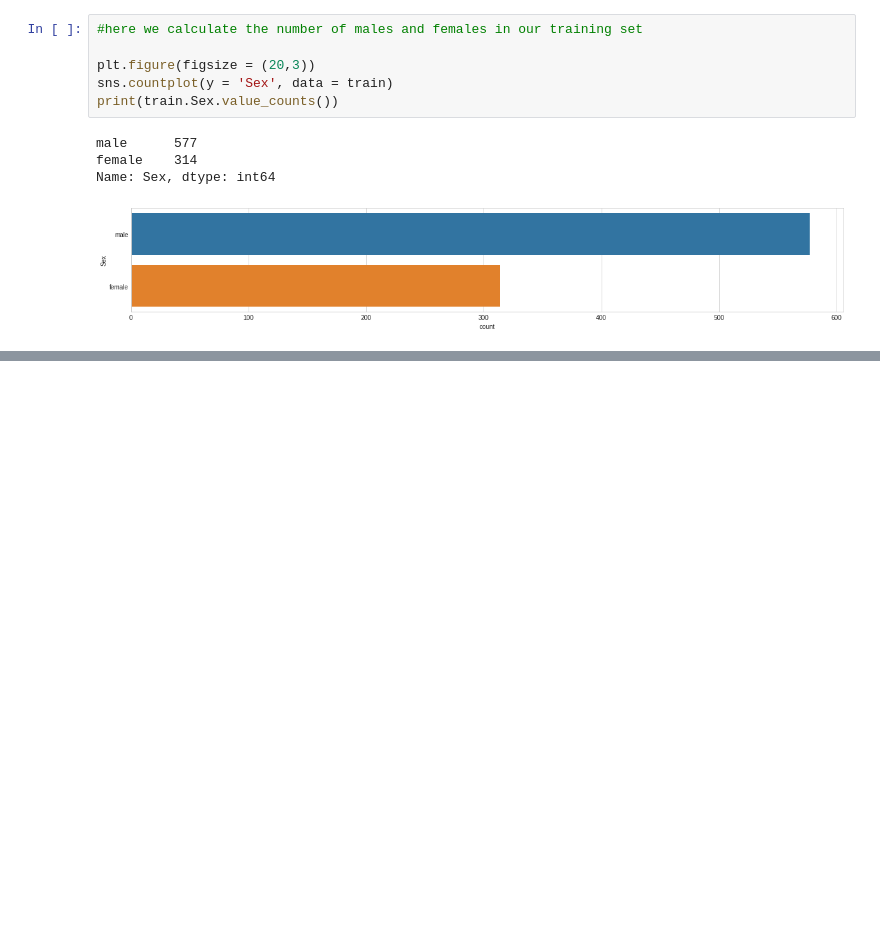
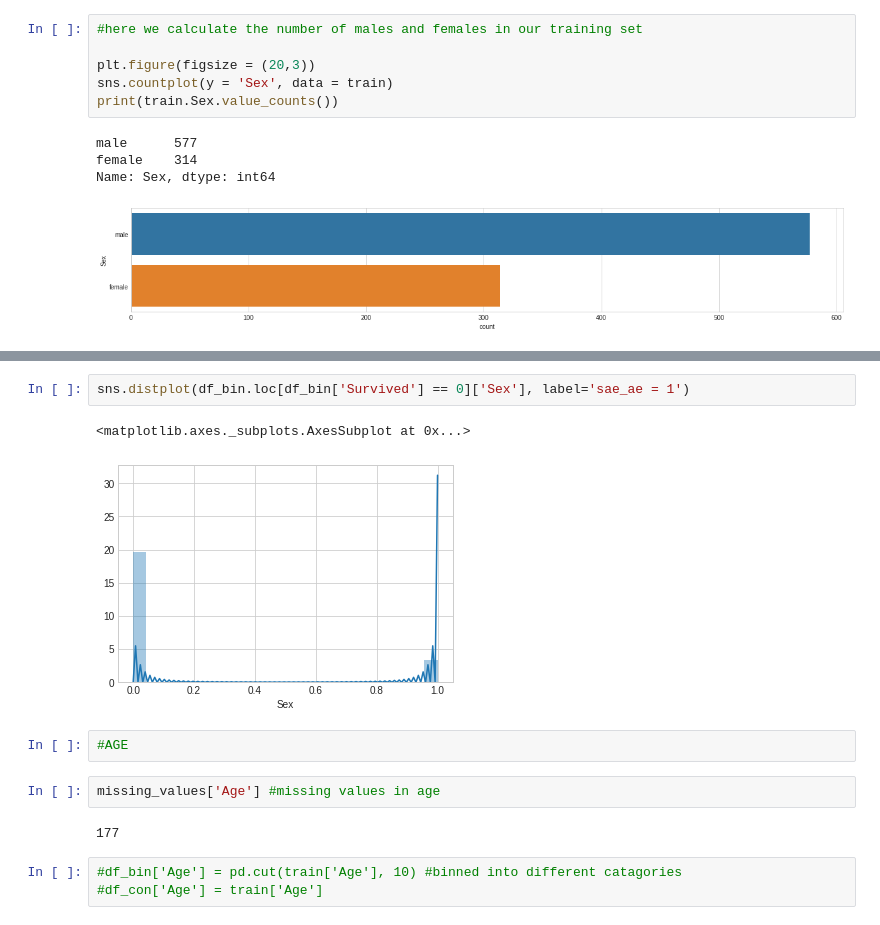
Before and after one commit to shubham-singh-ss/Titanic-ML, a Jupyter notebook: Titanic survivers.ipynb, the cells around one changed output, grey strips where cells are left out. Saved outputs shown, nothing was run; the diff lists cells and outputs as text; blank space fills up the shorter version.

```diff
--- a/Titanic survivers.ipynb
+++ b/Titanic survivers.ipynb
@@ -261,0 +278,14 @@ df_con['Sex'] = train['Sex']
+# %%
+sns.distplot(df_bin.loc[df_bin['Survived'] == 0]['Sex'], label='sae_ae = 1')
+# %% [output]
+<matplotlib.axes._subplots.AxesSubplot at 0x...>
+[figure, added]
+# %%
+#AGE
+# %%
+missing_values['Age'] #missing values in age
+# %% [output]
+177
+# %%
+#df_bin['Age'] = pd.cut(train['Age'], 10) #binned into different catagories
+#df_con['Age'] = train['Age']
```
Also changed, not shown: parts of 22 cells of this notebook.
